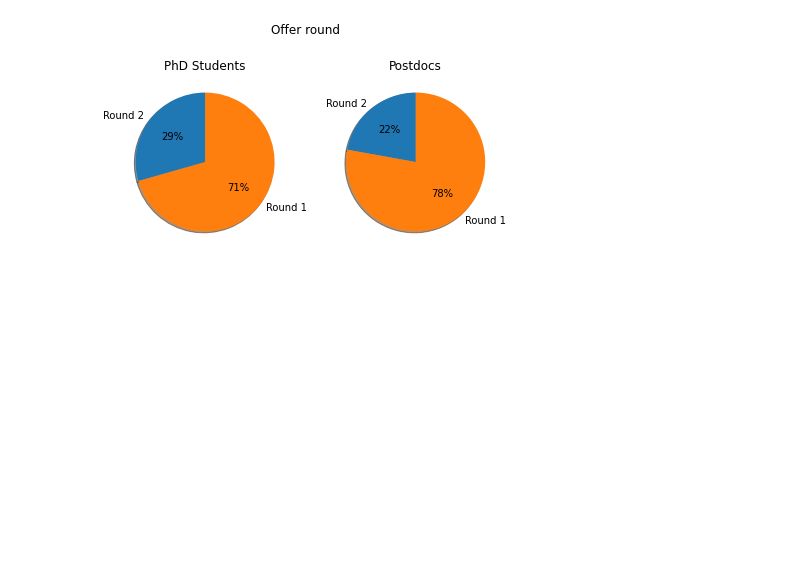
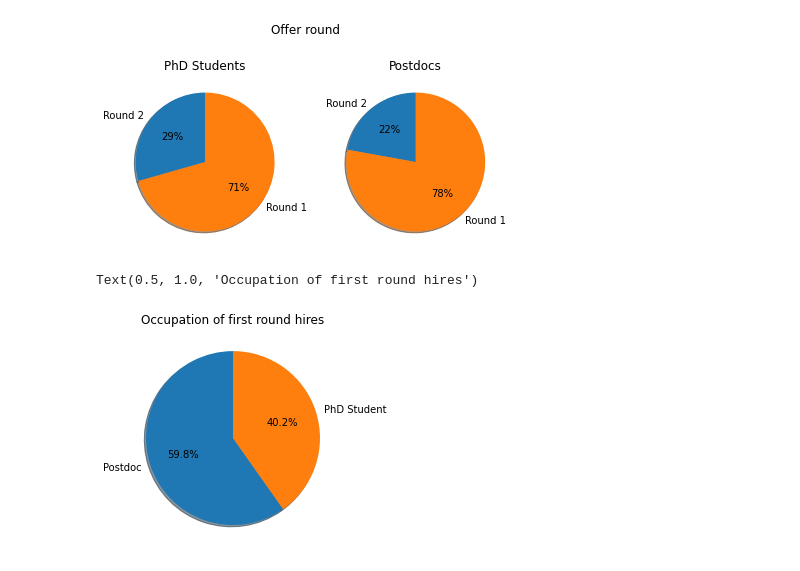
Before and after one commit to psabellagarnier/heprumors, a Jupyter notebook: rumor_visualizations.ipynb, the cells around one changed output. Drawn from its saved outputs; the diff is of its cells as text; code cells hidden in the pictures; blank space fills up the shorter version.

```diff
--- a/rumor_visualizations.ipynb
+++ b/rumor_visualizations.ipynb
@@ -168,3 +173,10 @@ plt.ylabel('')
 plt.tight_layout()
 # %% [output]
 [figure]
+# %%
+X[Y['round1']==1]['postdoc'].value_counts().plot.pie(labels=['Postdoc','PhD Student'], autopct='%1.1f%%', shadow=True, startangle=90)
+plt.ylabel('')
+plt.title('Occupation of first round hires')
+# %% [output]
+Text(0.5, 1.0, 'Occupation of first round hires')
+[figure, added]
```
Also changed, not shown: parts of 7 cells of this notebook.
